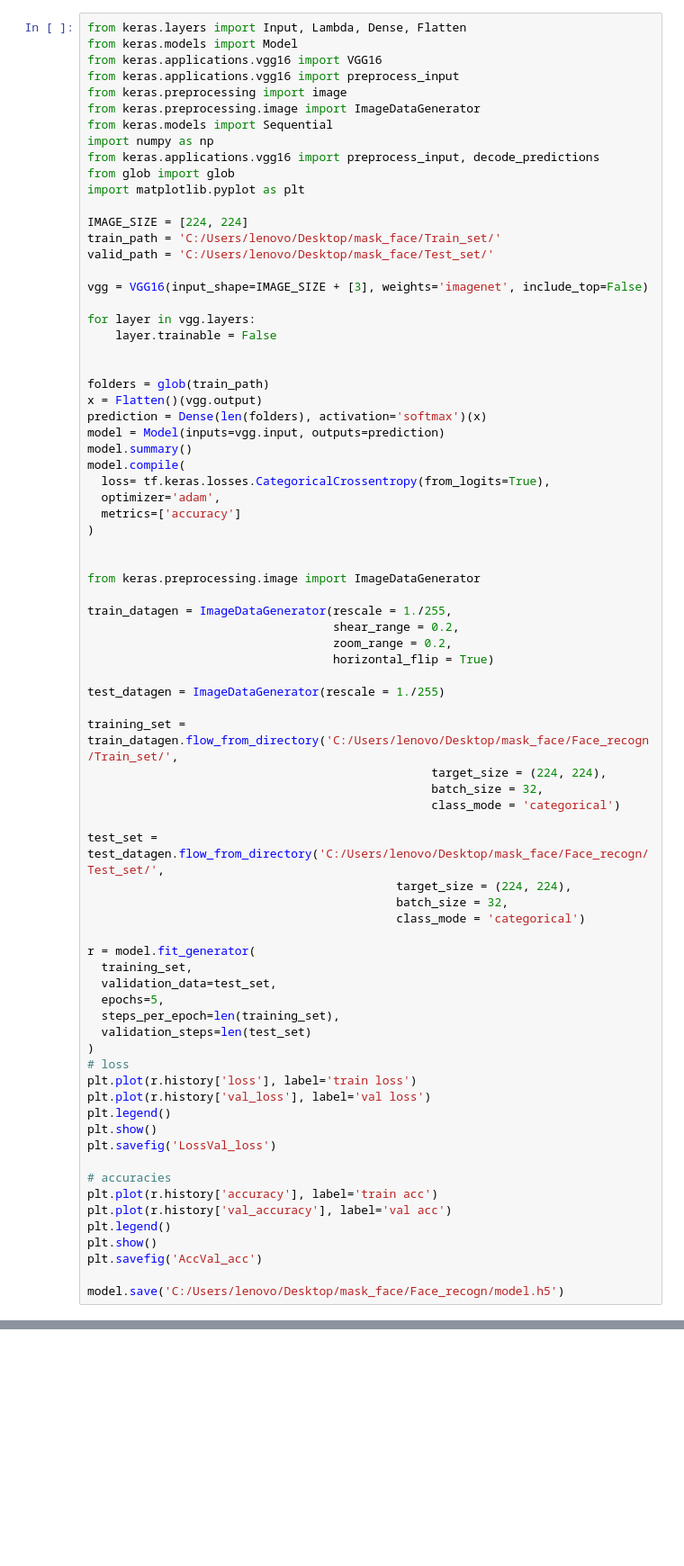
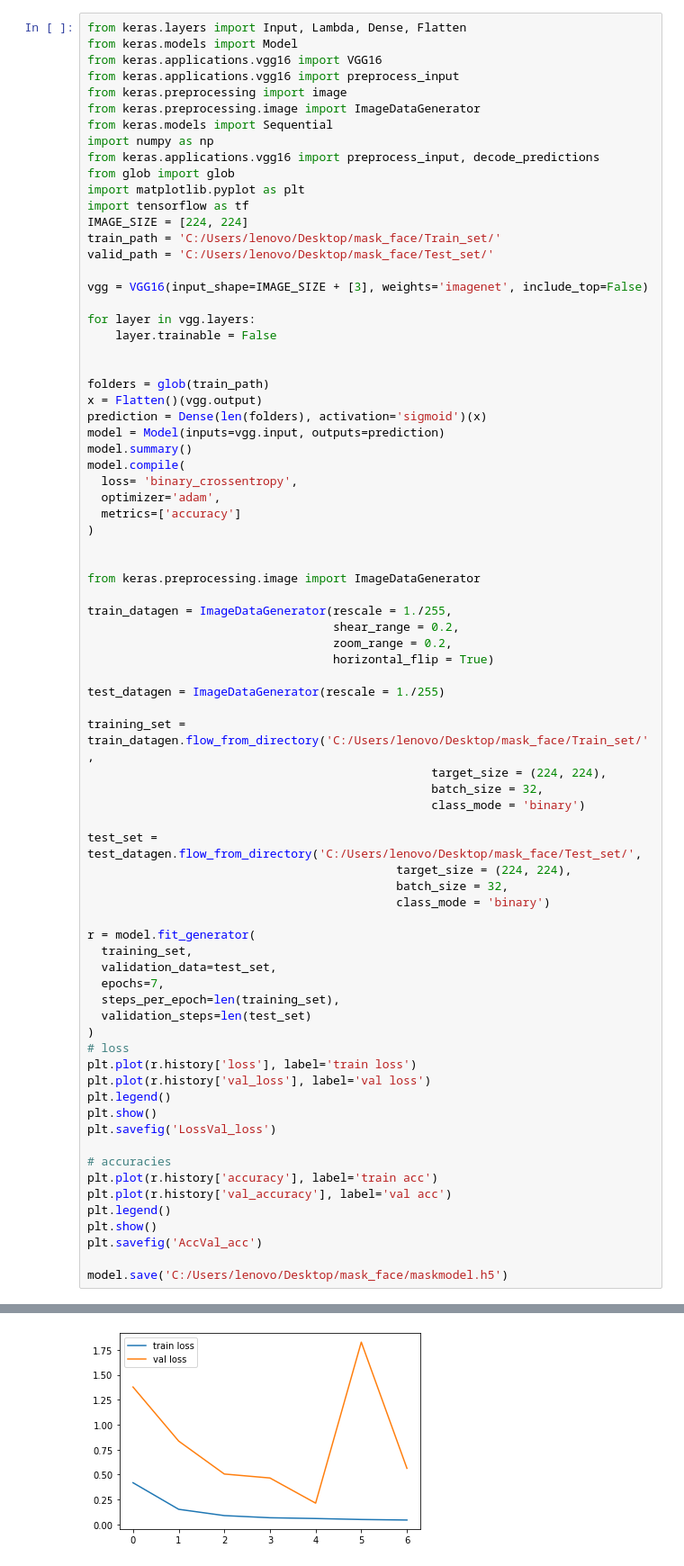
Before and after one commit to Moonwalkerr/COVID_mask_detection_DeepLearning, a Jupyter notebook: mask_recogn.ipynb, the cells around one changed output, grey strips where cells are left out. Shown at 90% size. Saved outputs shown, nothing was run; the diff lists cells and outputs as text; blank space fills up the shorter version.

```diff
--- a/mask_recogn.ipynb
+++ b/mask_recogn.ipynb
@@ -10,7 +10,7 @@ import numpy as np
 from keras.applications.vgg16 import preprocess_input, decode_predictions
 from glob import glob
 import matplotlib.pyplot as plt
-
+import tensorflow as tf
 IMAGE_SIZE = [224, 224]
 train_path = 'C:/Users/lenovo/Desktop/mask_face/Train_set/'
 valid_path = 'C:/Users/lenovo/Desktop/mask_face/Test_set/'
@@ -23,11 +23,11 @@ for layer in vgg.layers:
 
 folders = glob(train_path)
 x = Flatten()(vgg.output)
-prediction = Dense(len(folders), activation='softmax')(x)
+prediction = Dense(len(folders), activation='sigmoid')(x)
 model = Model(inputs=vgg.input, outputs=prediction)
 model.summary()
 model.compile(
-  loss= tf.keras.losses.CategoricalCrossentropy(from_logits=True),
+  loss= 'binary_crossentropy',
   optimizer='adam',
   metrics=['accuracy']
 )
@@ -42,20 +42,20 @@ train_datagen = ImageDataGenerator(rescale = 1./255,
 
 test_datagen = ImageDataGenerator(rescale = 1./255)
 
-training_set = train_datagen.flow_from_directory('C:/Users/lenovo/Desktop/mask_face/Face_recogn/Train_set/',
+training_set = train_datagen.flow_from_directory('C:/Users/lenovo/Desktop/mask_face/Train_set/',
                                                  target_size = (224, 224),
                                                  batch_size = 32,
-                                                 class_mode = 'categorical')
+                                                 class_mode = 'binary')
 
-test_set = test_datagen.flow_from_directory('C:/Users/lenovo/Desktop/mask_face/Face_recogn/Test_set/',
+test_set = test_datagen.flow_from_directory('C:/Users/lenovo/Desktop/mask_face/Test_set/',
                                             target_size = (224, 224),
                                             batch_size = 32,
-                                            class_mode = 'categorical')
+                                            class_mode = 'binary')
 
 r = model.fit_generator(
   training_set,
   validation_data=test_set,
-  epochs=5,
+  epochs=7,
   steps_per_epoch=len(training_set),
   validation_steps=len(test_set)
 )
@@ -73,4 +73,5 @@ plt.legend()
 plt.show()
 plt.savefig('AccVal_acc')
 
-model.save('C:/Users/lenovo/Desktop/mask_face/Face_recogn/model.h5')
+model.save('C:/Users/lenovo/Desktop/mask_face/maskmodel.h5')
+# %% [output]
@@ -76,0 +95 @@ model.save('C:/Users/lenovo/Desktop/mask_face/Face_recogn/model.h5')
+[figure, added]
```
Also changed, not shown: parts of 2 cells of this notebook.
